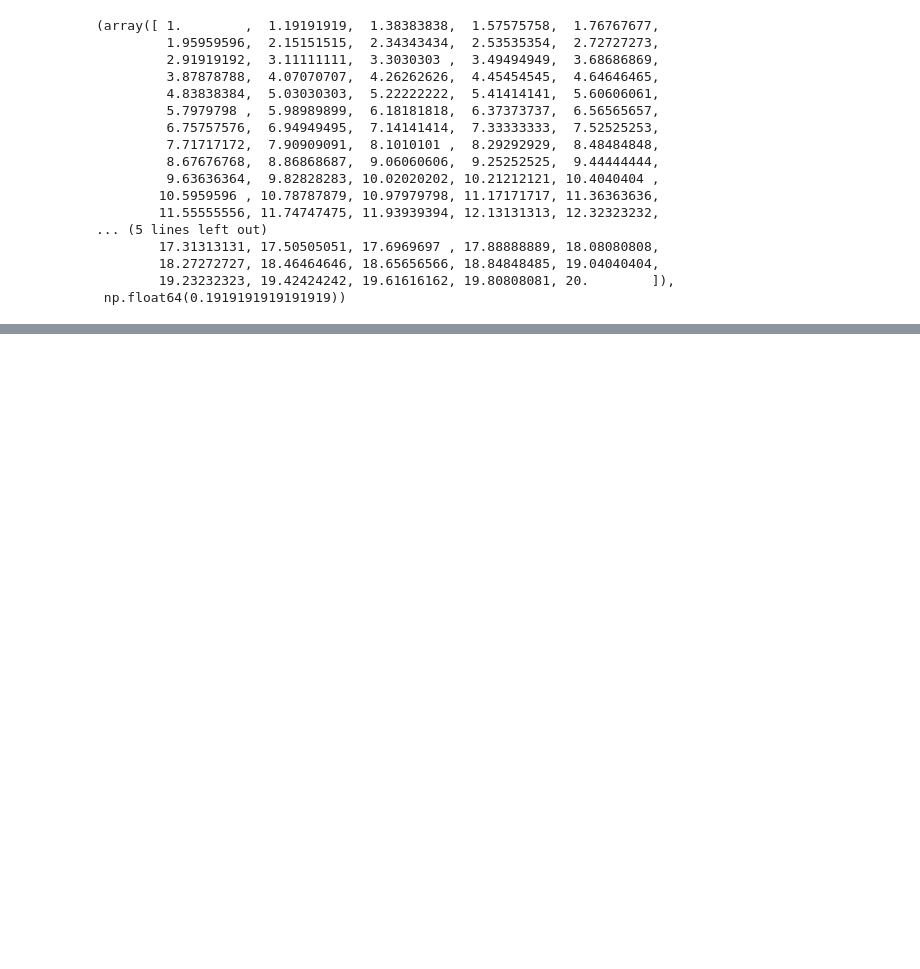
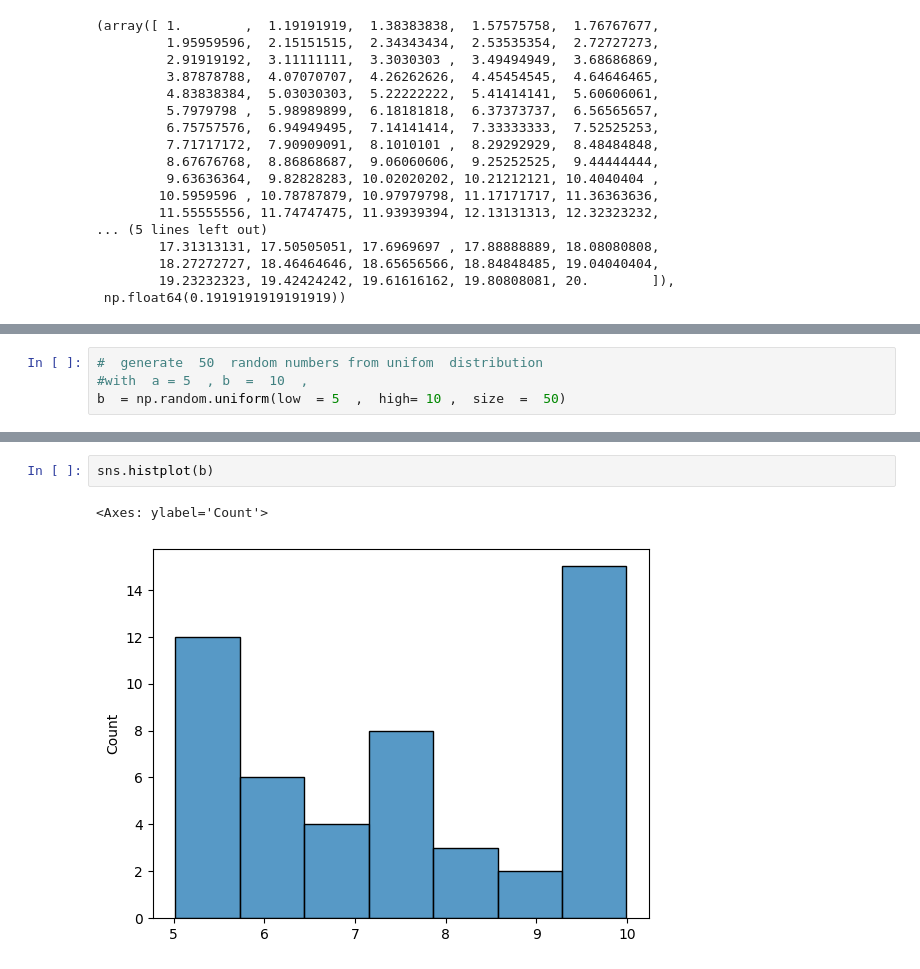
Before and after one commit to varshum12/Adv-python-weekdays-28-august-9_11, a Jupyter notebook: Numpy Array/Numpy.ipynb, the cells around one changed output, grey strips where cells are left out. Saved outputs shown, nothing was run; the diff lists cells and outputs as text; blank space fills up the shorter version.

```diff
--- a/Numpy Array/Numpy.ipynb
+++ b/Numpy Array/Numpy.ipynb
@@ -537,0 +678,4 @@ np.linspace(1 , 20,  100 ,  retstep = True)
+# %%
+#  generate  50  random numbers from unifom  distribution
+#with  a = 5  , b  =  10  ,
+b  = np.random.uniform(low  = 5  ,  high= 10 ,  size  =  50)
@@ -537,0 +695,5 @@ np.linspace(1 , 20,  100 ,  retstep = True)
+# %%
+sns.histplot(b)
+# %% [output]
+<Axes: ylabel='Count'>
+[figure, added]
```
Also changed, not shown: parts of 30 cells of this notebook, 1 other file.
